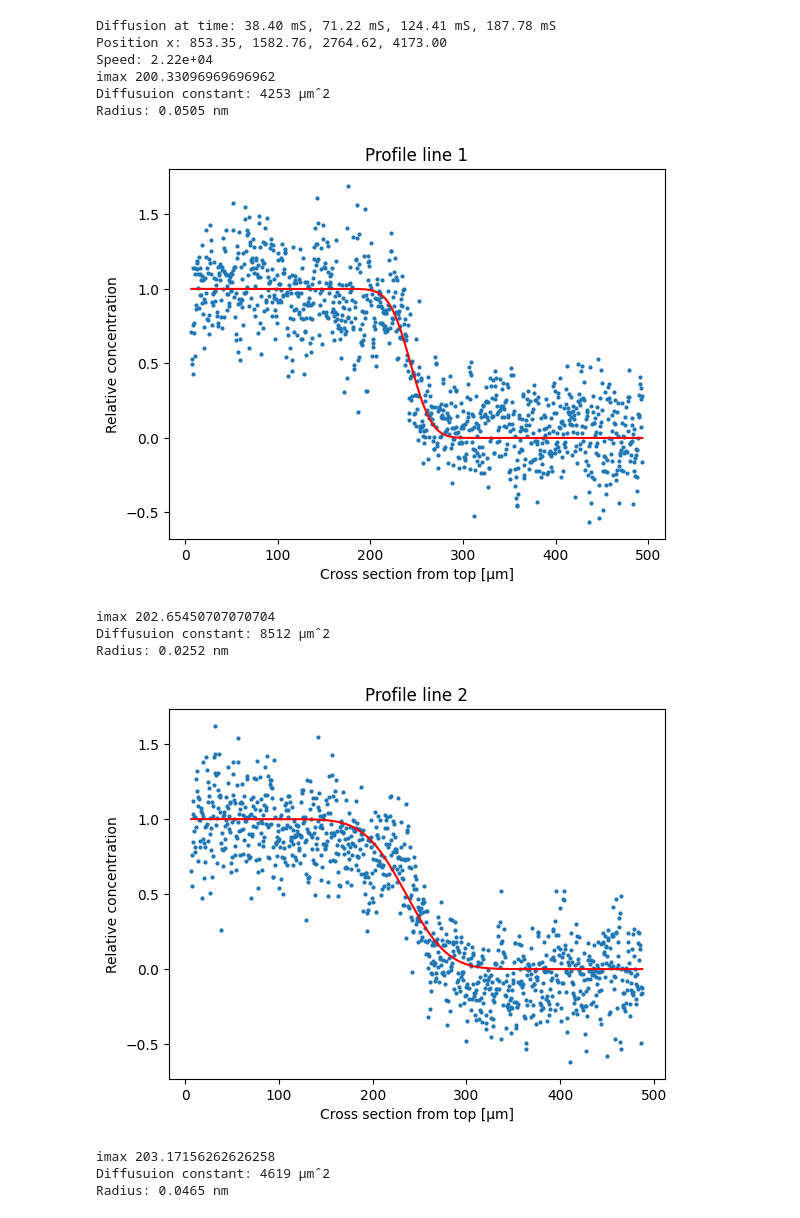
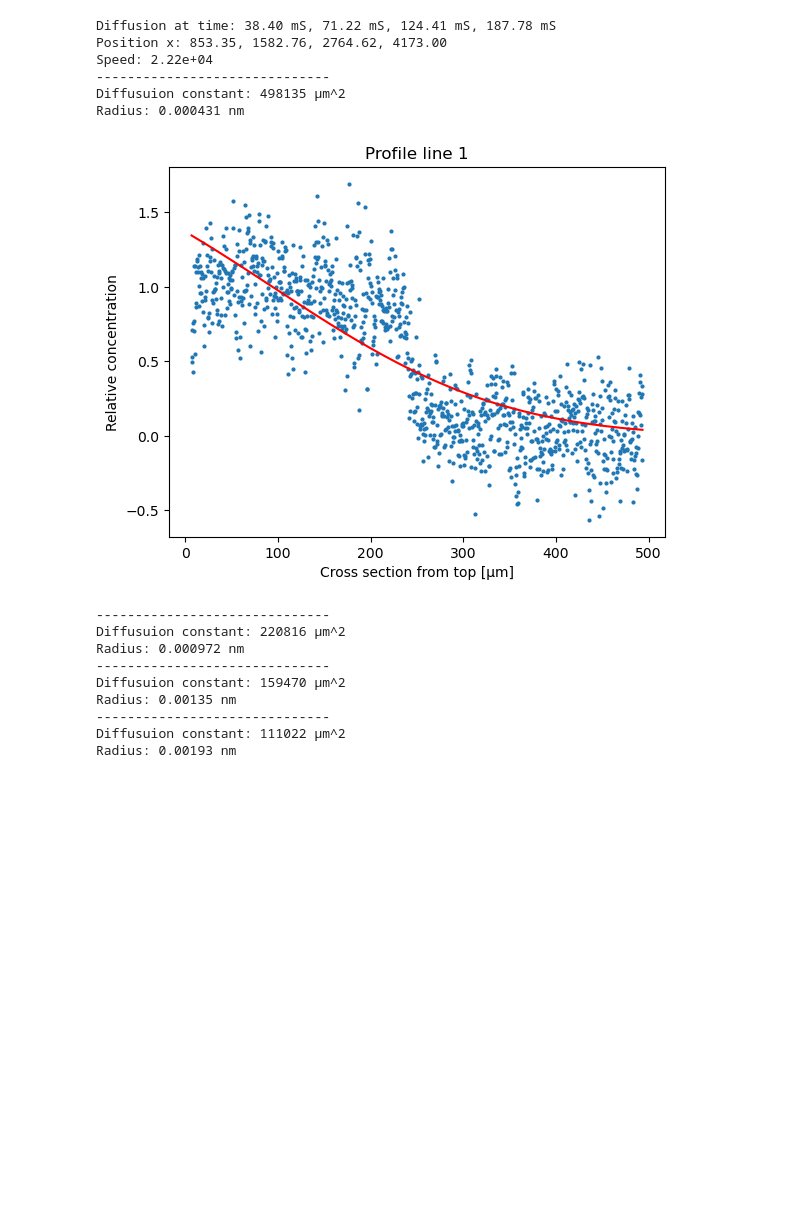
Before and after one commit to toham1999/Nano-Life-Science-TFY4335, a Jupyter notebook: Lab_Del_B/Lab_2.ipynb, the cells around one changed output. Drawn from its saved outputs; the diff is of its cells as text; code cells hidden in the pictures; blank space fills up the shorter version.

```diff
--- a/Lab_Del_B/Lab_2.ipynb
+++ b/Lab_Del_B/Lab_2.ipynb
@@ -57,47 +57,53 @@ def norm(val):
 def A(I,I_max):
     return np.log10(I/I_max)
 
 # Diffusion to hydrodynamic radius conversion using Stokes-Einstein equation # to find the radius based on D
 def SE(D):
     return (k_b * T) / (6 * np.pi * v * D)
 
 I_list = [I_1,I_2,I_3,I_4]
 x_list = [x_1,x_2,x_3,x_4]
 t_list = [t_1,t_2,t_3,t_4]
 x_0_list = [0,0,0,0]
 D_list = [0,0,0,0]     #saved as mˆ2/s
+I_max = sum(I_list[0][1:100]) / len(I_list[0][1:100])   #Use the first line as reference for I_max
+I_max = 1
+do = False
 for i in range(4): # Line i data processing
     # Define Fick's law model for each diffusion time
-    c_0 = 0.5     #initial consentration???
+    c_0 = 1     #initial consentration???
     ficks = lambda x, x_0, D: c_0 * (1 - erf((x - x_0)/ np.sqrt(4 * D * t_list[i])))
-    I_max = sum(I_list[i][1:100]) / len(I_list[i][1:100])
     A_new = [A(j,I_max) for j in I_list[i]]
-    print('imax',I_max)
 
-    popt, pcov = curve_fit(ficks, x_list[i], norm(A_new),p0=(100, 100))
+    popt, pcov = curve_fit(ficks, x_list[i], norm(A_new),p0=(100, 1000))
     x_0_list[i], D_list[i] = popt
-
-    print(f'Diffusuion constant: {D_list[i]:.0f} \u03BCmˆ2')
+    print(f'------------------------------')
+    print(f'Diffusuion constant: {D_list[i]:.0f} \u03BCm^2')
     print(f'Radius: {SE(D_list[i])*1e3:.3} nm')
 
+    if do == True:
+        continue
+    do = True
     plt.plot(x_list[i], ficks(x_list[i], *popt), 'r', label='fit: x_0=%500f, D=%500f' % tuple(popt))
     plt.scatter(x_list[i], norm(A_new), s=4)
     plt.xlabel('Cross section from top [\u03BCm]')
     plt.ylabel('Relative concentration')
     plt.title(f'Profile line {i+1}')
     plt.show()
 # %% [output]
 Diffusion at time: 38.40 mS, 71.22 mS, 124.41 mS, 187.78 mS
 Position x: 853.35, 1582.76, 2764.62, 4173.00
 Speed: 2.22e+04
-imax 200.33096969696962
-Diffusuion constant: 4253 μmˆ2
-Radius: 0.0505 nm
+------------------------------
+Diffusuion constant: 498135 μm^2
+Radius: 0.000431 nm
-[figure, old version]
+[figure, new version]
-imax 202.65450707070704
-Diffusuion constant: 8512 μmˆ2
-Radius: 0.0252 nm
+------------------------------
+Diffusuion constant: 220816 μm^2
+Radius: 0.000972 nm
+------------------------------
+Diffusuion constant: 159470 μm^2
+Radius: 0.00135 nm
+------------------------------
+Diffusuion constant: 111022 μm^2
+Radius: 0.00193 nm
-[figure, removed]
-imax 203.17156262626258
-Diffusuion constant: 4619 μmˆ2
-Radius: 0.0465 nm
```
Also changed, not shown: parts of 3 cells of this notebook, 1 other file.
